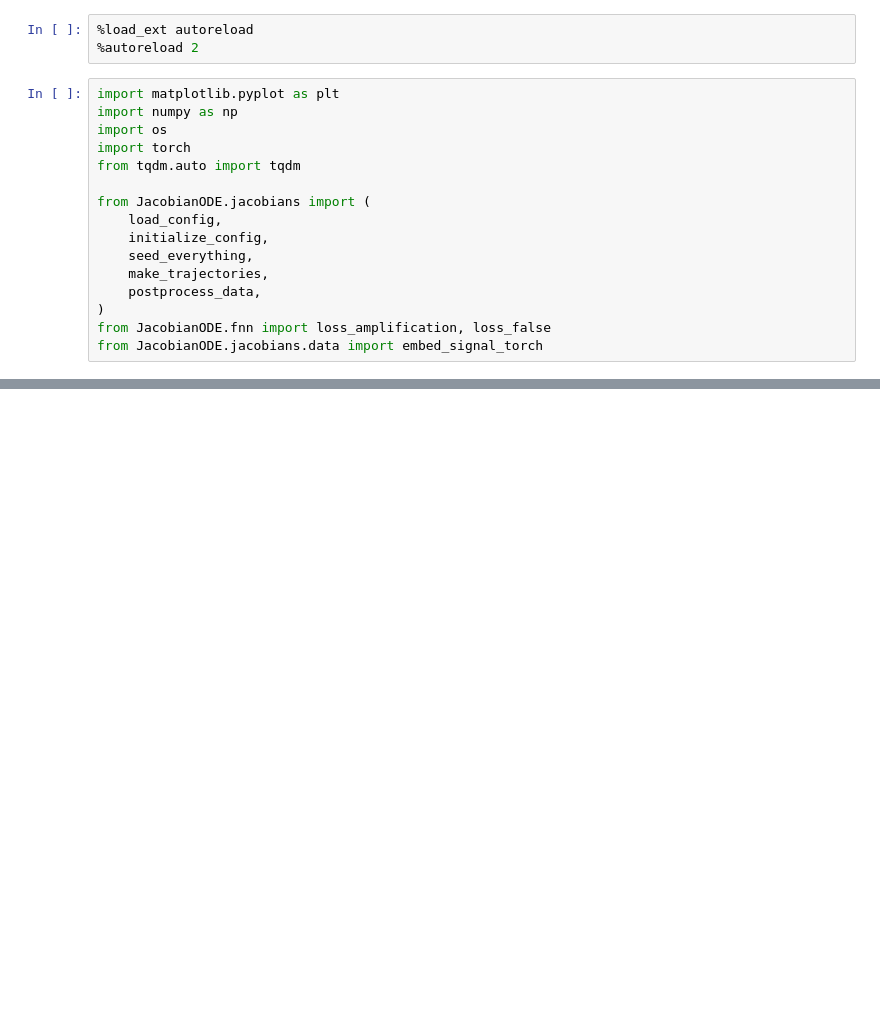
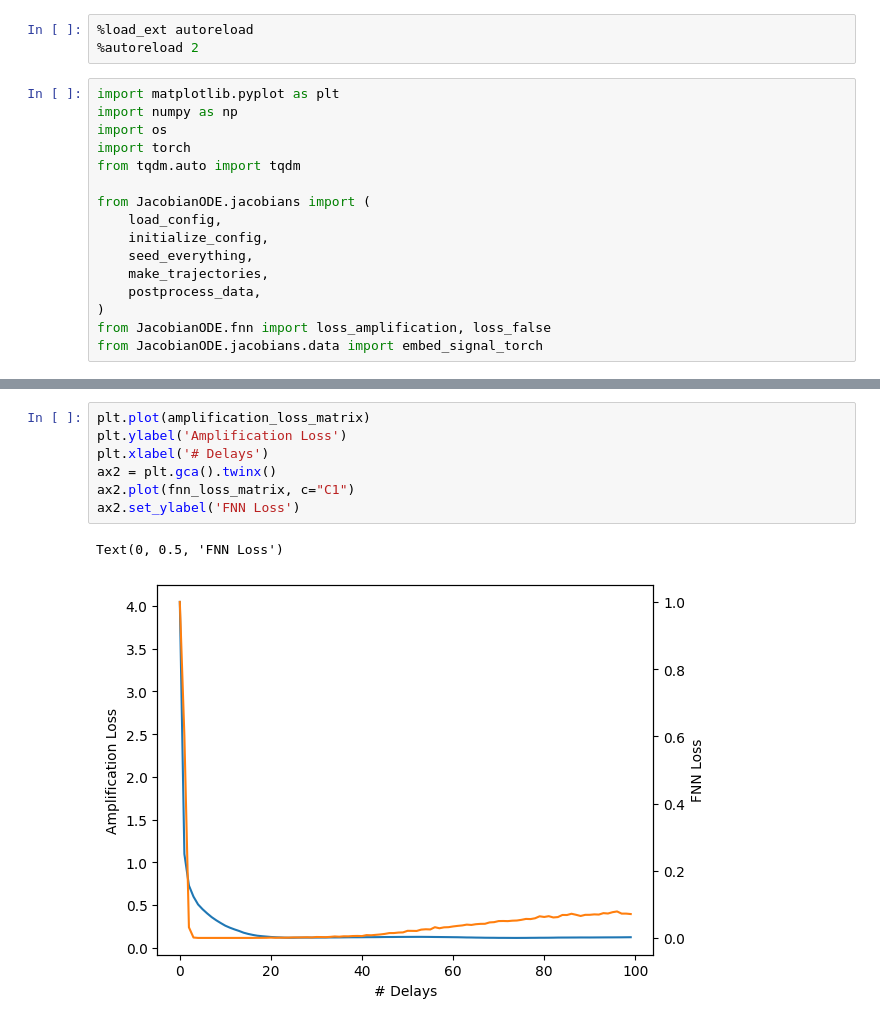
Before and after one commit to adamjeisen/JacobianODE, a Jupyter notebook: _jupyter/_sandbox/2026-03-02 - Delay Embedding Amp Loss.ipynb, the cells around one changed output, grey strips where cells are left out. Saved outputs shown, nothing was run; the diff lists cells and outputs as text; blank space fills up the shorter version.

```diff
--- a/_jupyter/_sandbox/2026-03-02 - Delay Embedding Amp Loss.ipynb
+++ b/_jupyter/_sandbox/2026-03-02 - Delay Embedding Amp Loss.ipynb
@@ -212,0 +342,10 @@ plt.show()
+# %%
+plt.plot(amplification_loss_matrix)
+plt.ylabel('Amplification Loss')
+plt.xlabel('# Delays')
+ax2 = plt.gca().twinx()
+ax2.plot(fnn_loss_matrix, c="C1")
+ax2.set_ylabel('FNN Loss')
+# %% [output]
+Text(0, 0.5, 'FNN Loss')
+[figure, added]
```
Also changed, not shown: parts of 13 cells of this notebook, 6 other files.
